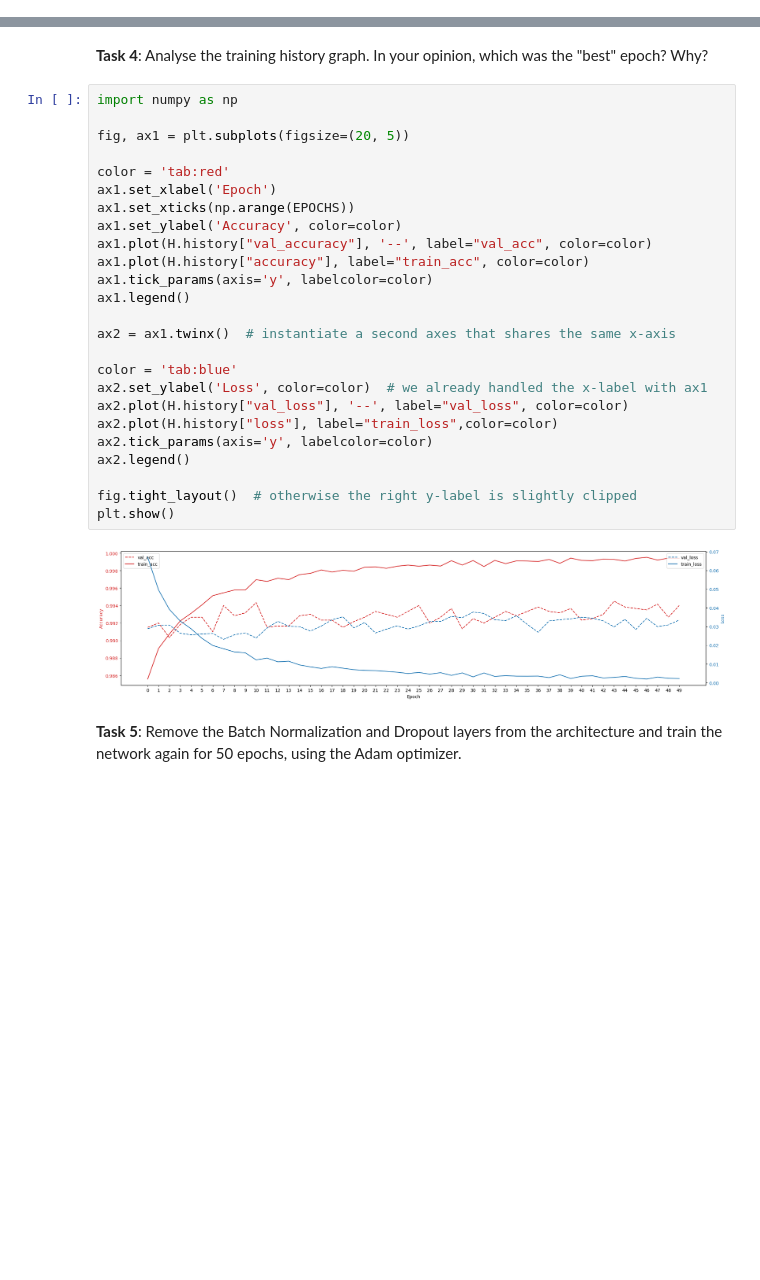
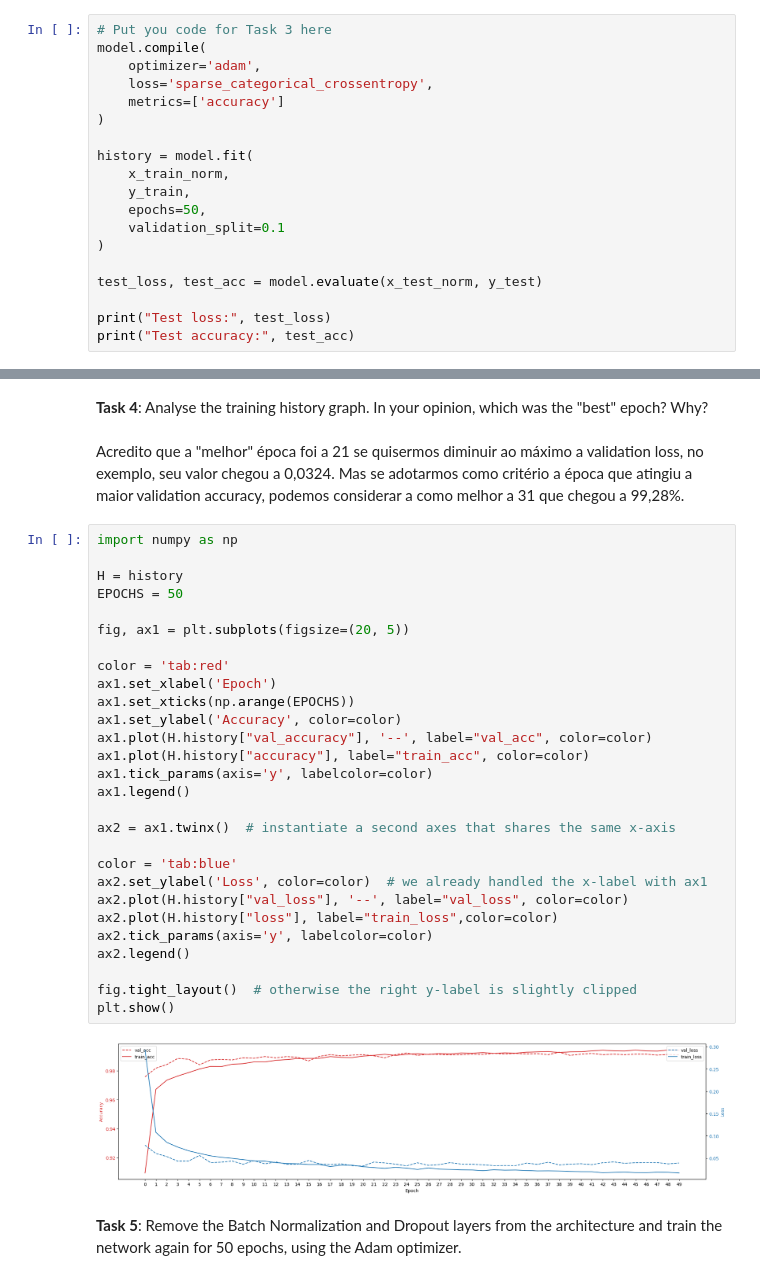
Before and after one commit to BeatrizCazatti/deep-learning, a Jupyter notebook: 2026_2_Practice_2_Implementing_LENET_5_architecture_using_Keras.ipynb, the cells around one changed output, grey strips where cells are left out. Saved outputs shown, nothing was run; the diff lists cells and outputs as text; blank space fills up the shorter version.

```diff
--- a/2026_2_Practice_2_Implementing_LENET_5_architecture_using_Keras.ipynb
+++ b/2026_2_Practice_2_Implementing_LENET_5_architecture_using_Keras.ipynb
@@ -113,0 +153,19 @@ Details can be found in the [keras documentation](https://keras.io/api/models/mo
+# %%
+# Put you code for Task 3 here
+model.compile(
+    optimizer='adam',
+    loss='sparse_categorical_crossentropy',
+    metrics=['accuracy']
+)
+
+history = model.fit(
+    x_train_norm,
+    y_train,
+    epochs=50,
+    validation_split=0.1
+)
+
+test_loss, test_acc = model.evaluate(x_test_norm, y_test)
+
+print("Test loss:", test_loss)
+print("Test accuracy:", test_acc)
@@ -114,31 +190,36 @@ Details can be found in the [keras documentation](https://keras.io/api/models/mo
 # %% [markdown]
 **Task 4**: Analyse the training history graph. In your opinion, which was the "best" epoch? Why?
+# %% [markdown]
+Acredito que a "melhor" época foi a 21 se quisermos diminuir ao máximo a validation loss, no exemplo, seu valor chegou a 0,0324. Mas se adotarmos como critério a época que atingiu a maior validation accuracy, podemos considerar a como melhor a 31 que chegou a 99,28%.
 # %%
 import numpy as np
+
+H = history
+EPOCHS = 50
 
 fig, ax1 = plt.subplots(figsize=(20, 5))
 
 color = 'tab:red'
 ax1.set_xlabel('Epoch')
 ax1.set_xticks(np.arange(EPOCHS))
 ax1.set_ylabel('Accuracy', color=color)
 ax1.plot(H.history["val_accuracy"], '--', label="val_acc", color=color)
 ax1.plot(H.history["accuracy"], label="train_acc", color=color)
 ax1.tick_params(axis='y', labelcolor=color)
 ax1.legend()
 
 ax2 = ax1.twinx()  # instantiate a second axes that shares the same x-axis
 
 color = 'tab:blue'
 ax2.set_ylabel('Loss', color=color)  # we already handled the x-label with ax1
 ax2.plot(H.history["val_loss"], '--', label="val_loss", color=color)
 ax2.plot(H.history["loss"], label="train_loss",color=color)
 ax2.tick_params(axis='y', labelcolor=color)
 ax2.legend()
 
 fig.tight_layout()  # otherwise the right y-label is slightly clipped
 plt.show()
 # %% [output]
-[figure, old version]
+[figure, new version]
 # %% [markdown]
 **Task 5**: Remove the Batch Normalization and Dropout layers from the architecture and train the network again for 50 epochs, using the Adam optimizer.
```
Also changed, not shown: parts of 30 cells of this notebook.
